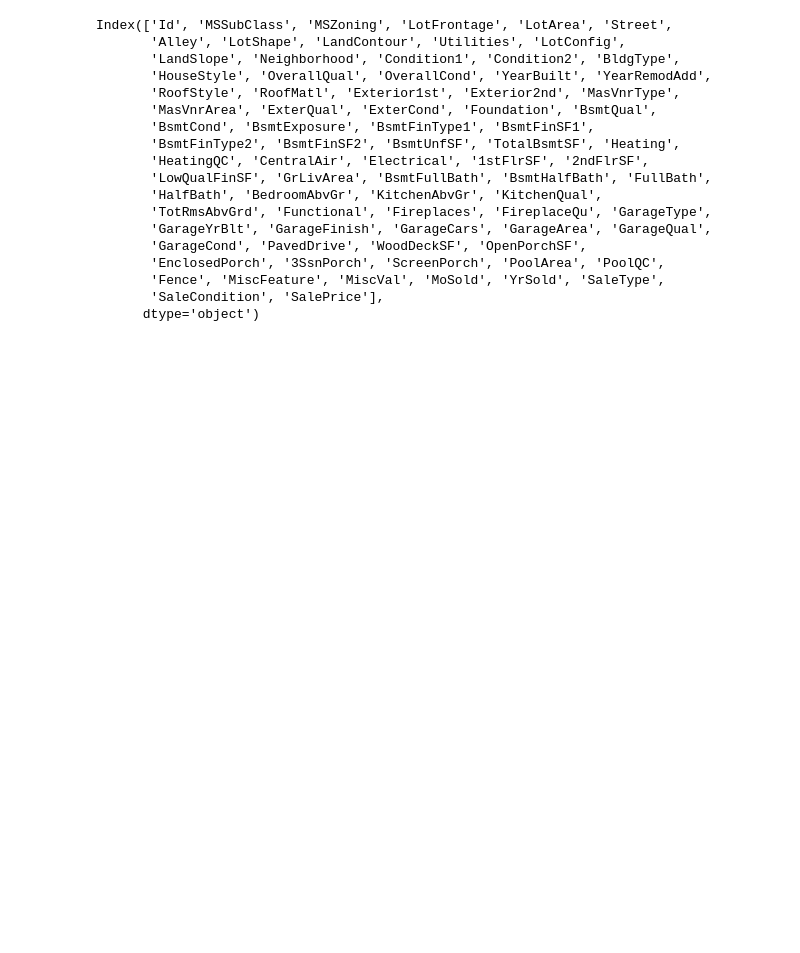
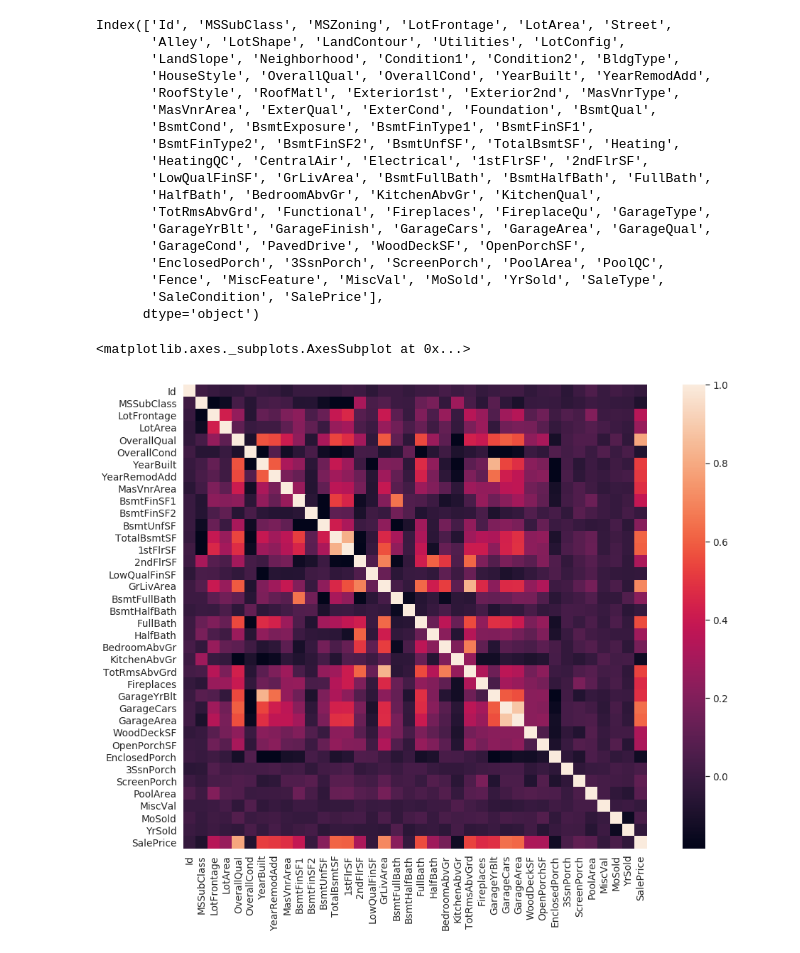
Before and after one commit to tangzongjin/Final-Project, a Jupyter notebook: Untitled4.ipynb, the cells around one changed output. Drawn from its saved outputs; the diff is of its cells as text; code cells hidden in the pictures; blank space fills up the shorter version.

```diff
--- a/Untitled4.ipynb
+++ b/Untitled4.ipynb
@@ -39,3 +39,14 @@ Index(['Id', 'MSSubClass', 'MSZoning', 'LotFrontage', 'LotArea', 'Street',
        'Fence', 'MiscFeature', 'MiscVal', 'MoSold', 'YrSold', 'SaleType',
        'SaleCondition', 'SalePrice'],
       dtype='object')
+# %%
+import numpy as np
+import seaborn as sns
+import matplotlib.pyplot as plt
+
+corrmat = train.corr()
+fig,ax = plt.subplots(figsize=(18,12))
+sns.heatmap(corrmat,vmax=1,square=True,robust=True)
+# %% [output]
+<matplotlib.axes._subplots.AxesSubplot at 0x...>
+[figure, added]
```
